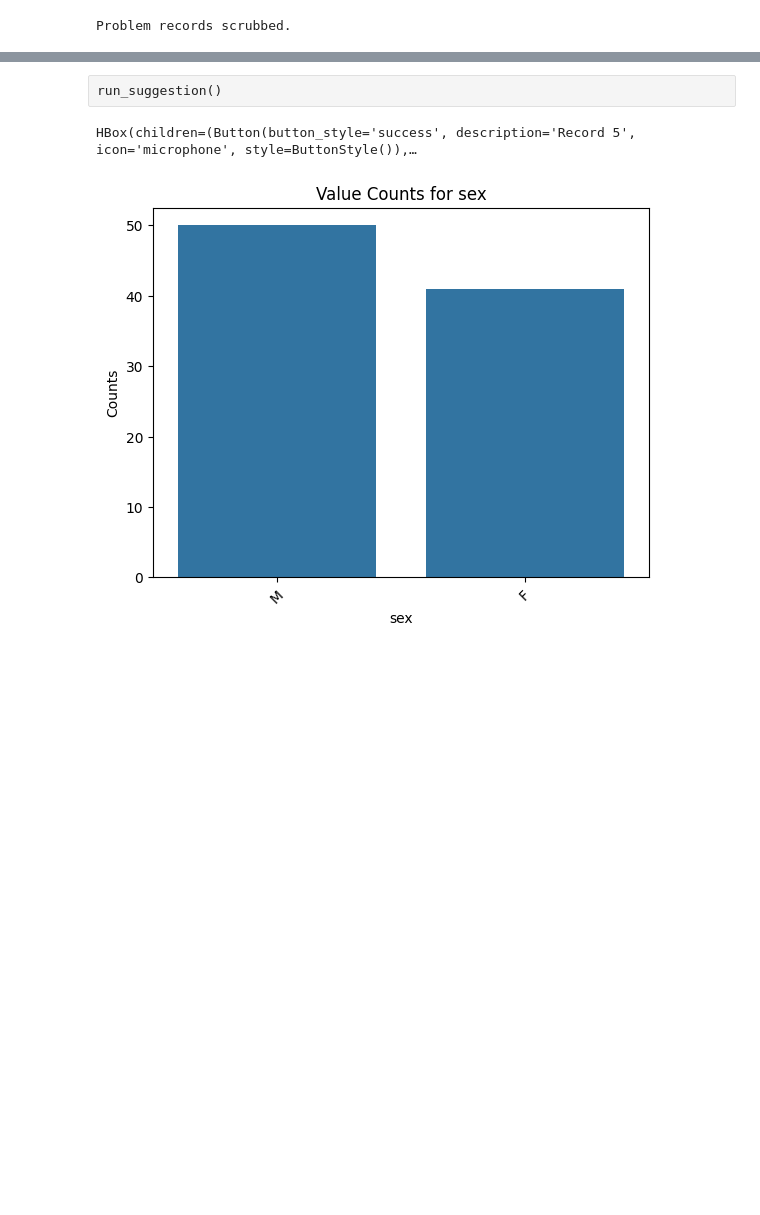
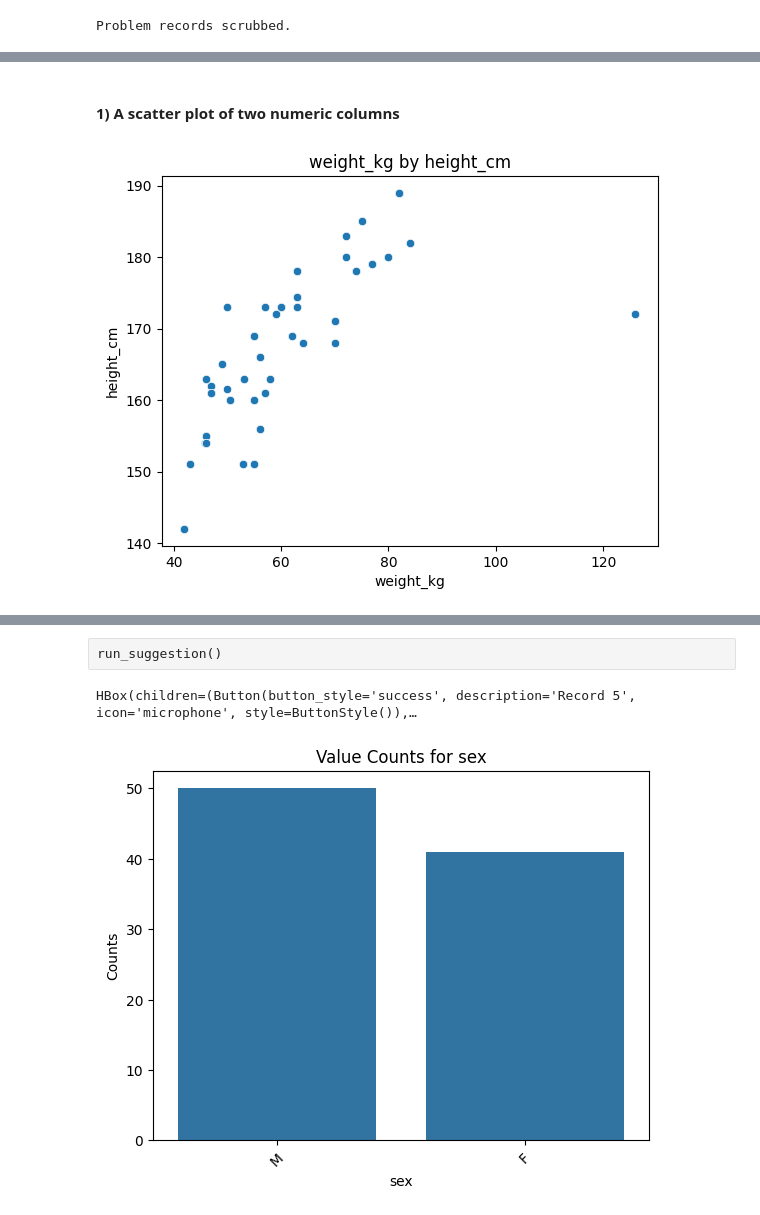
Before and after one commit to dpear/LMNOP, a Jupyter notebook: tutorial/tutorial.ipynb, the cells around one changed output, grey strips where cells are left out. Drawn from its saved outputs; the diff is of its cells as text; code cells hidden in the pictures; blank space fills up the shorter version.

Commit message:
visualize columns tutorial

```diff
--- a/tutorial/tutorial.ipynb
+++ b/tutorial/tutorial.ipynb
@@ -766,7 +799,7 @@ def visualize_two_cols_cc(col_name1, col_name2, df_name=None, a_df=None):
     ax.set_ylabel('Number of Observations')
     ax.set_title(f'Observations by {col_name1} and {col_name2}')
     ax.tick_params(axis='x', rotation=45)
-    return ax
+    return fig
 
 
 def visualize_two_cols_cn(cat_col, num_col, df_name=None, a_df=None):
@@ -793,7 +826,7 @@ def visualize_two_cols_cn(cat_col, num_col, df_name=None, a_df=None):
     )
 
     ax.set_title(f'{num_col} by {cat_col}')
-    return ax
+    return fig
 
 
 def visualize_two_cols_nn(col_name1, col_name2, df_name=None, a_df=None):
@@ -819,19 +852,18 @@ def visualize_two_cols_nn(col_name1, col_name2, df_name=None, a_df=None):
         ax=ax
     )
     ax.set_title(f'{col_name1} by {col_name2}')
-    return ax
+    return fig
 
 
 def visualize_two_cols(col_name1, col_name2, col_types, df_name=None, a_df=None):
     """
     Generates a plot for two columns.
 
-    Parameters:
-        col_name1 (str): The first column to group by.
-        col_name2 (str): The second column to group by.
-        col_types (dict): col_types of at least the two columns
-        df_name (str): Name of dataframe if different than g_working_df.
-        a_df (DataFrame): Dataframe if differnet than g_working_df.
+    col_name1 (str): The first column to group by.
+    col_name2 (str): The second column to group by.
+    col_types (dict): col_types of at least the two columns
+    df_name (str): Name of dataframe if different than g_working_df.
+    a_df (DataFrame): Dataframe if differnet than g_working_df.
     """
 
     a_df = _get_df(a_df)
@@ -1604,0 +1586,6 @@ ask("write code to change name of libraryid column to sample_name")
+# %% [markdown]
+#### 1) A scatter plot of two numeric columns
+# %%
+fig = visualize_two_cols_nn('weight_kg', 'height_cm')
+# %% [output]
+[figure, added]
```
Also changed, not shown: parts of 54 cells of this notebook.
